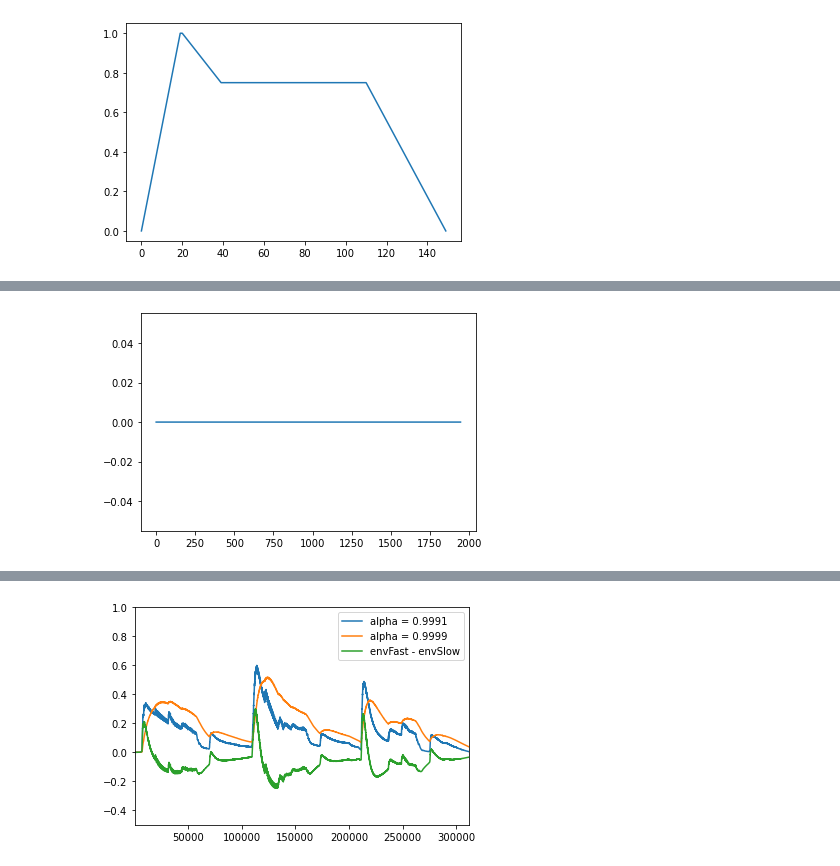
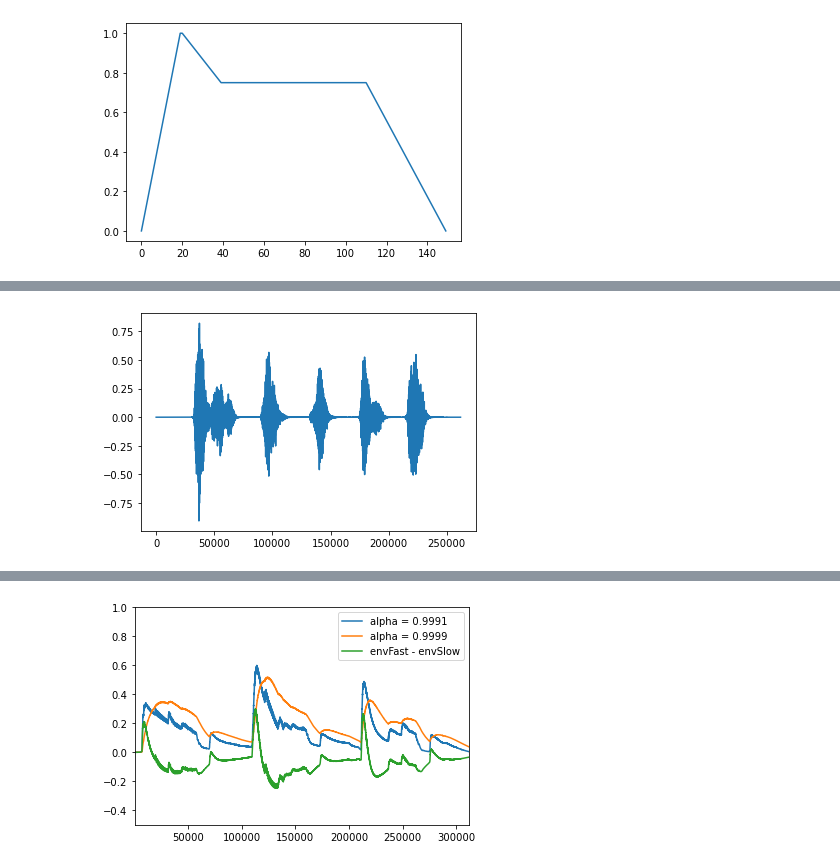
Before and after one commit to yamabee/HackAudioPythonCode, a Jupyter notebook: Ch. 17 - Amplitude Envelope Effects/Amplitude Envelope Effects.ipynb, the cells around one changed output, grey strips where cells are left out. Drawn from its saved outputs; the diff is of its cells as text; code cells hidden in the pictures.

```diff
--- a/Ch. 17 - Amplitude Envelope Effects/Amplitude Envelope Effects.ipynb
+++ b/Ch. 17 - Amplitude Envelope Effects/Amplitude Envelope Effects.ipynb
@@ -106,7 +106,7 @@ Audio(out, rate=Fs)
 # voice signal and a synth signal.
 
 # # Import audio files
-# x, Fs = soundfile.read('Voice.wav')
+x, Fs = soundfile.read('Voice.wav')
 synth, _ = soundfile.read('Synth.wav')
 
 # Initialize filter parameters
@@ -132,43 +132,43 @@ voxBands = np.zeros((N, numBands))
 synthBands = np.zeros((N, numBands))
 envBands = np.zeros((N, numBands))
 
-for band in range (numBands): # perform processing 1 band per loop
+for band in range(numBands-1): # perform processing 1 band per loop
     # Determine lower and upper cutoff frequencies
     # of the current BPF on a normalized scale.
-    Wn = np.append(freq[band - 1], freq[band])
+    Wn = np.append(freq[band], freq[band+1])
     Wn = Wn / Nyq
     b, a = signal.butter(order, Wn=Wn, btype='bandpass')
 
     # Filter signals and store the result
     voxBands[:, band] = signal.lfilter(b, a, x)
     synthBands[:, band] = signal.lfilter(b, a, synth)
 
     # Envelope measurement from vocal signal
     for n in range(N):
         envBands[n, band] = (1-g) * abs(voxBands[n, band]) + g * fb
         fb = envBands[n, band]
 
     fb = 0
 
 # Perform amplitude modulation
 outBands = np.zeros((len(x), numBands))
 for band in range(numBands):
     # Apply the envelope of the vocal signal to the synthesizer
     # in each of the bands
     outBands[:, band] = envBands[:, band] * synthBands[:, band]
 
 # Sum together all the bands
 out = np.sum(outBands, 1)
 # Make-up gain
 out = 32 * out
 
 plt.plot(out)
 plt.show()
 
 # Listen to the output and plot it
 Audio(out, rate=Fs)
 # %% [output]
-[figure, old version]
+[figure, new version]
 [interactive output not drawn]
 # %%
 # CISIMULATION
```
Also changed, not shown: parts of 1 cell of this notebook, 17 other files.
